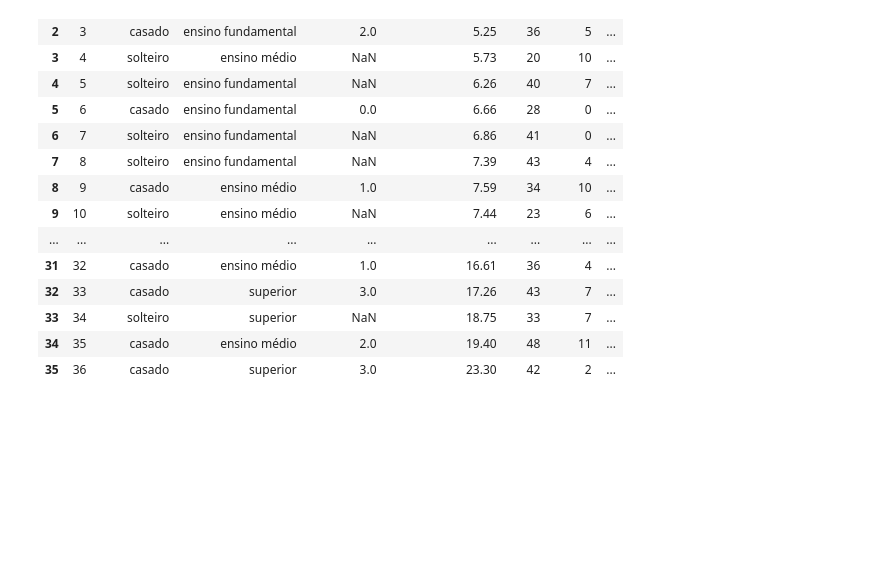
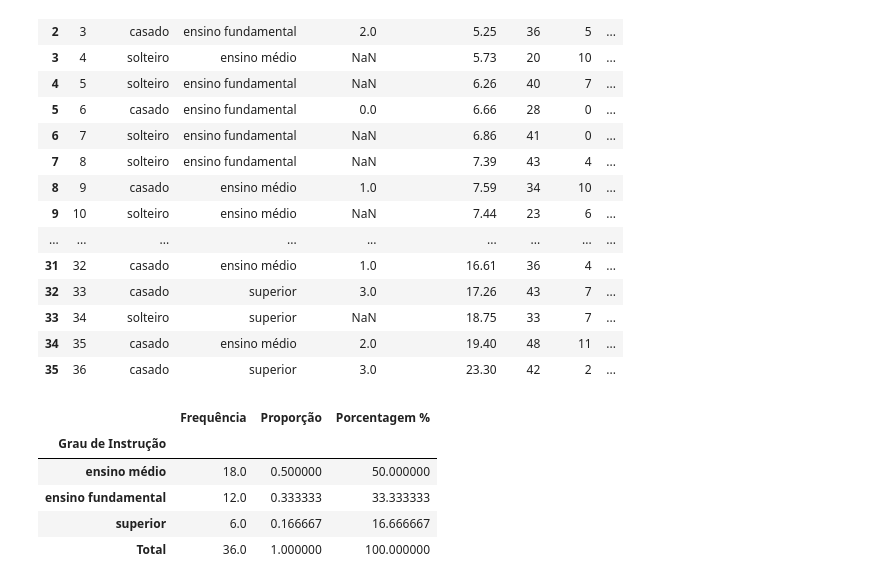
Before and after one commit to gabrielnm123/Estatistica-Basica, a Jupyter notebook: notebook.ipynb, the cells around one changed output. Drawn from its saved outputs; the diff is of its cells as text; code cells hidden in the pictures; blank space fills up the shorter version.

```diff
--- a/tab_notebook.ipynb
+++ b/notebook.ipynb
@@ -7,8 +7,15 @@
 
 import pandas as pd
 
-tabela_2_1 = pd.read_excel('./Dados_EB.xls', sheet_name='Tabela 2.1', header=1)
+tabela_2_1 = pd.read_excel('./Dados_EB_orig.xls', sheet_name='Tabela 2.1', header=1) # aba tabela 2.1, primeira linha como cabeçalho
 tabela_2_1
+
+# Variáveis qualitativas (categóricas) descrevem atributos ou características não numéricas (ex: cor, sexo, escolaridade), dividindo-se em nominais (sem ordem) ou ordinais (com ordem). Variáveis quantitativas (numéricas) representam medidas ou contagens, sendo discretas (inteiros, ex: número de filhos) ou contínuas (decimais/intervalos, ex: altura, peso)
+
+# Variaveis qualitativas nominais: Estadfo Civil, Região de Procedência
+# Variaveis qualitativas ordinais: Grau de Instrução
+# Variaveis quantitativas discretas: Número de Filhos, anos, meses
+# variaveis quantitativas contínuas: Salario
 # %% [output]
 |  | N | Estado Civil | Grau de Instrução | N de Filhos | Salario (x Sal Min) | Anos | Meses | ... |
 | 0 | 1 | solteiro | ensino fundamental | NaN | 4.00 | 26 | 3 | ... |
@@ -27,3 +34,17 @@ tabela_2_1
 | 33 | 34 | solteiro | superior | NaN | 18.75 | 33 | 7 | ... |
 | 34 | 35 | casado | ensino médio | 2.0 | 19.40 | 48 | 11 | ... |
 | 35 | 36 | casado | superior | 3.0 | 23.30 | 42 | 2 | ... |
+# %%
+frequencia = tabela_2_1['Grau de Instrução'].value_counts() # conta a frequência de cada categoria na variável 'Grau de Instrução'
+proporção = tabela_2_1['Grau de Instrução'].value_counts(normalize=True) # calcula a proporção de cada categoria
+porcentagem = tabela_2_1['Grau de Instrução'].value_counts(normalize=True) * 100 # calcula a porcentagem de cada categoria
+tabela_2_2 = pd.DataFrame({'Frequência': frequencia, 'Proporção': proporção, 'Porcentagem %': porcentagem}) # cria um DataFrame com frequência, proporção e porcentagem
+tabela_2_2.loc['Total'] = tabela_2_2.sum().round(1) # adiciona uma linha 'Total' somando os valores numéricos. arrendonda para 1 casa decimal
+tabela_2_2
+# %% [output]
+|  | Frequência | Proporção | Porcentagem % |
+| Grau de Instrução |  |  |  |
+| ensino médio | 18.0 | 0.500000 | 50.000000 |
+| ensino fundamental | 12.0 | 0.333333 | 33.333333 |
+| superior | 6.0 | 0.166667 | 16.666667 |
+| Total | 36.0 | 1.000000 | 100.000000 |
```
Also changed, not shown: parts of 2 cells of this notebook, 5 other files.
